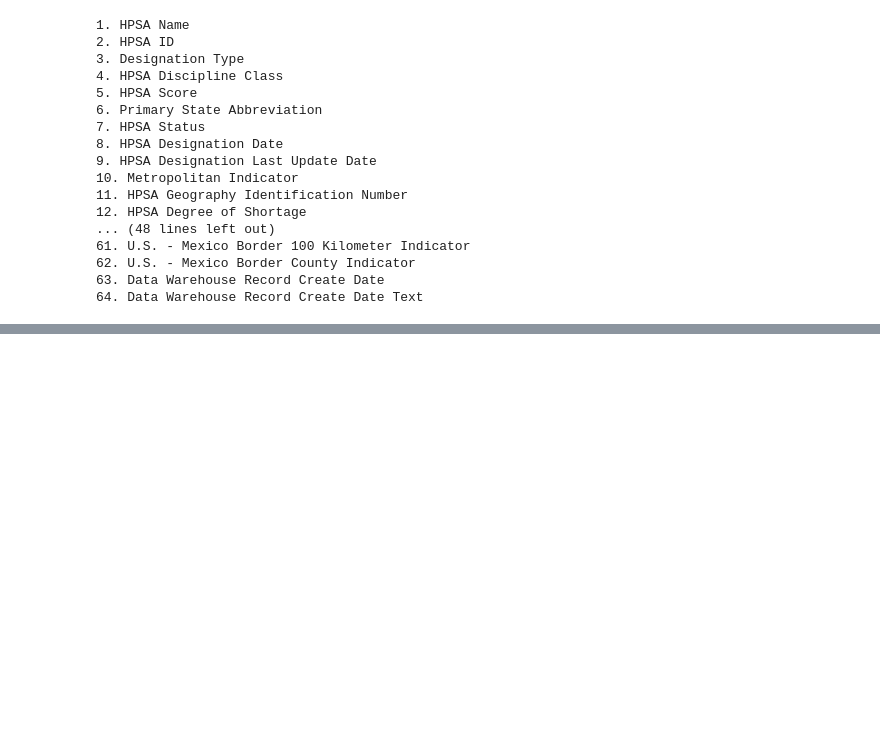
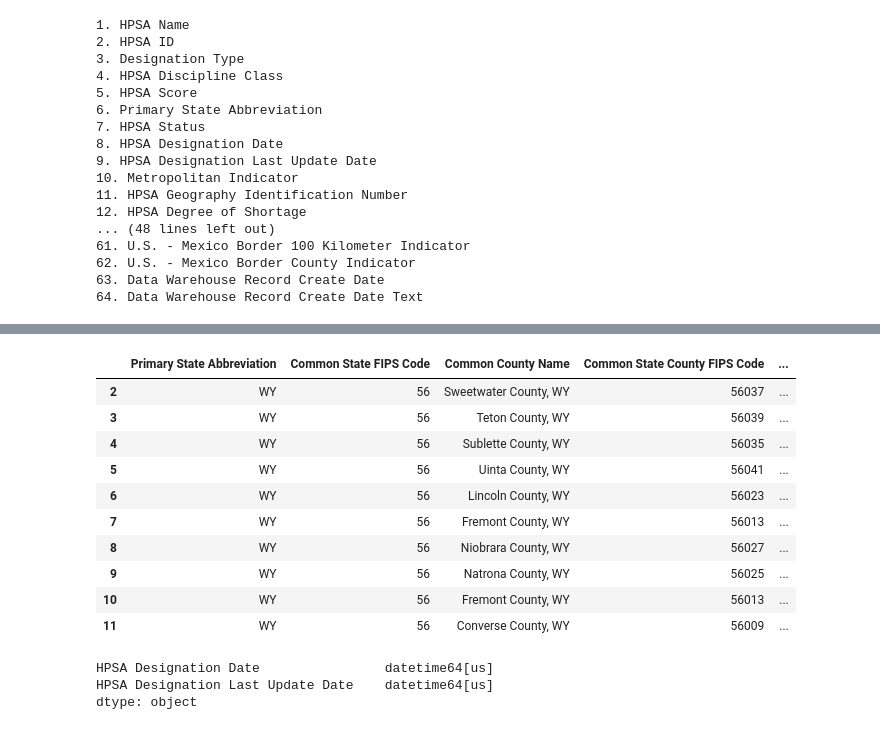
Before and after one commit to asarathy94/pediatric-mental-health-analysis, a Jupyter notebook: notebooks/05_hpsa_data_cleaning.ipynb, the cells around one changed output, grey strips where cells are left out. Drawn from its saved outputs; the diff is of its cells as text; code cells hidden in the pictures; blank space fills up the shorter version.

```diff
--- a/notebooks/05_hpsa_data_cleaning.ipynb
+++ b/notebooks/05_hpsa_data_cleaning.ipynb
@@ -652,0 +806,51 @@ for i, col in enumerate(hpsa_current.columns, start=1):
+# %%
+hpsa_clean["Common State FIPS Code"] = (
+    hpsa_clean["Common State FIPS Code"]
+    .astype(str)
+    .str.zfill(2)
+)
+
+hpsa_clean["Common State County FIPS Code"] = (
+    hpsa_clean["Common State County FIPS Code"]
+    .astype(str)
+    .str.zfill(5)
+)
+
+hpsa_clean[
+    [
+        "Primary State Abbreviation",
+        "Common State FIPS Code",
+        "Common County Name",
+        "Common State County FIPS Code",
+        "HPSA Geography Identification Number"
+    ]
+].head(10)
+# %% [output]
+|  | Primary State Abbreviation | Common State FIPS Code | Common County Name | Common State County FIPS Code | ... |
+| 2 | WY | 56 | Sweetwater County, WY | 56037 | ... |
+| 3 | WY | 56 | Teton County, WY | 56039 | ... |
+| 4 | WY | 56 | Sublette County, WY | 56035 | ... |
+| 5 | WY | 56 | Uinta County, WY | 56041 | ... |
+| 6 | WY | 56 | Lincoln County, WY | 56023 | ... |
+| 7 | WY | 56 | Fremont County, WY | 56013 | ... |
+| 8 | WY | 56 | Niobrara County, WY | 56027 | ... |
+| 9 | WY | 56 | Natrona County, WY | 56025 | ... |
+| 10 | WY | 56 | Fremont County, WY | 56013 | ... |
+| 11 | WY | 56 | Converse County, WY | 56009 | ... |
+# %%
+date_cols = [
+    "HPSA Designation Date",
+    "HPSA Designation Last Update Date"
+]
+
+for col in date_cols:
+    hpsa_clean[col] = pd.to_datetime(
+        hpsa_clean[col],
+        errors="coerce"
+    )
+
+hpsa_clean[date_cols].dtypes
+# %% [output]
+HPSA Designation Date                datetime64[us]
+HPSA Designation Last Update Date    datetime64[us]
+dtype: object
```
Also changed, not shown: parts of 11 cells of this notebook.
